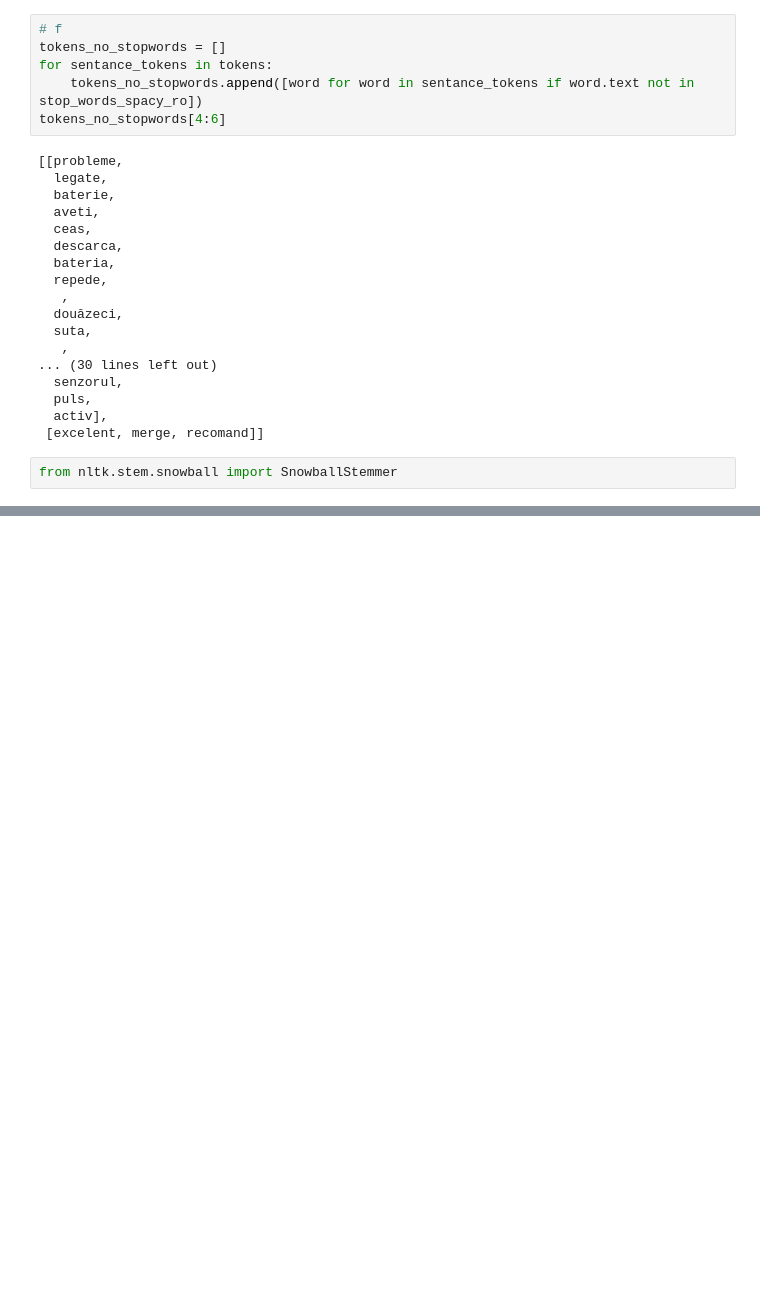
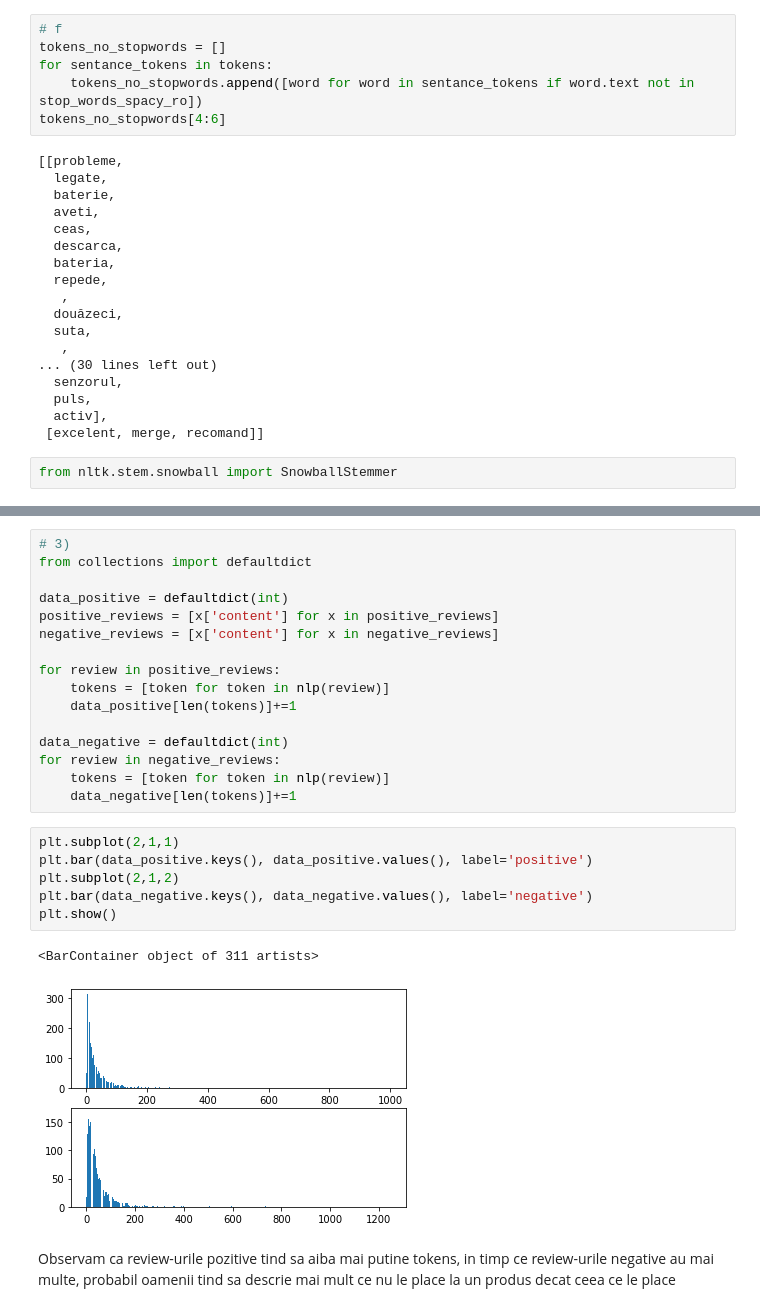
Before and after one commit to CosminHorjea/fmi, a Jupyter notebook: Sem VI/Introducere in Procesarea Limbajului natural/Laborator/lab_2/lab_2.ipynb, the cells around one changed output, grey strips where cells are left out. Saved outputs shown, nothing was run; the diff lists cells and outputs as text; blank space fills up the shorter version.

```diff
--- a/Sem VI/Introducere in Procesarea Limbajului natural/Laborator/lab_2/lab_2.ipynb
+++ b/Sem VI/Introducere in Procesarea Limbajului natural/Laborator/lab_2/lab_2.ipynb
@@ -1034,0 +1101,27 @@ trigramResults
+# %%
+# 3)
+from collections import defaultdict
+
+data_positive = defaultdict(int)
+positive_reviews = [x['content'] for x in positive_reviews]
+negative_reviews = [x['content'] for x in negative_reviews]
+
+for review in positive_reviews:
+    tokens = [token for token in nlp(review)]
+    data_positive[len(tokens)]+=1
+
+data_negative = defaultdict(int)
+for review in negative_reviews:
+    tokens = [token for token in nlp(review)]
+    data_negative[len(tokens)]+=1
+# %%
+plt.subplot(2,1,1)
+plt.bar(data_positive.keys(), data_positive.values(), label='positive')
+plt.subplot(2,1,2)
+plt.bar(data_negative.keys(), data_negative.values(), label='negative')
+plt.show()
+# %% [output]
+<BarContainer object of 311 artists>
+[figure, added]
+# %% [markdown]
+Observam ca review-urile pozitive tind sa aiba mai putine tokens, in timp ce review-urile negative au mai multe, probabil oamenii tind sa descrie mai mult ce nu le place la un produs decat ceea ce le place
```
Also changed, not shown: parts of 10 cells of this notebook.
